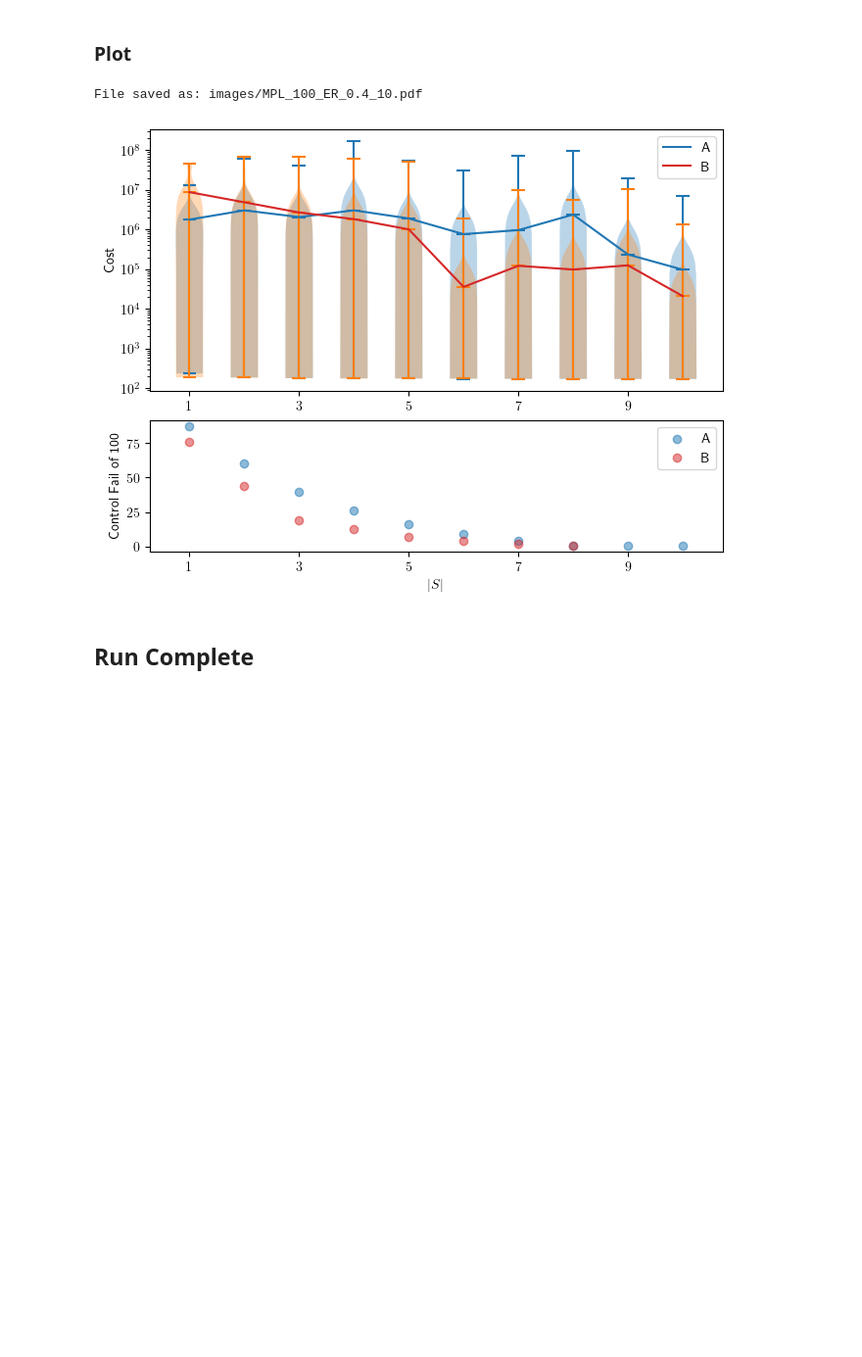
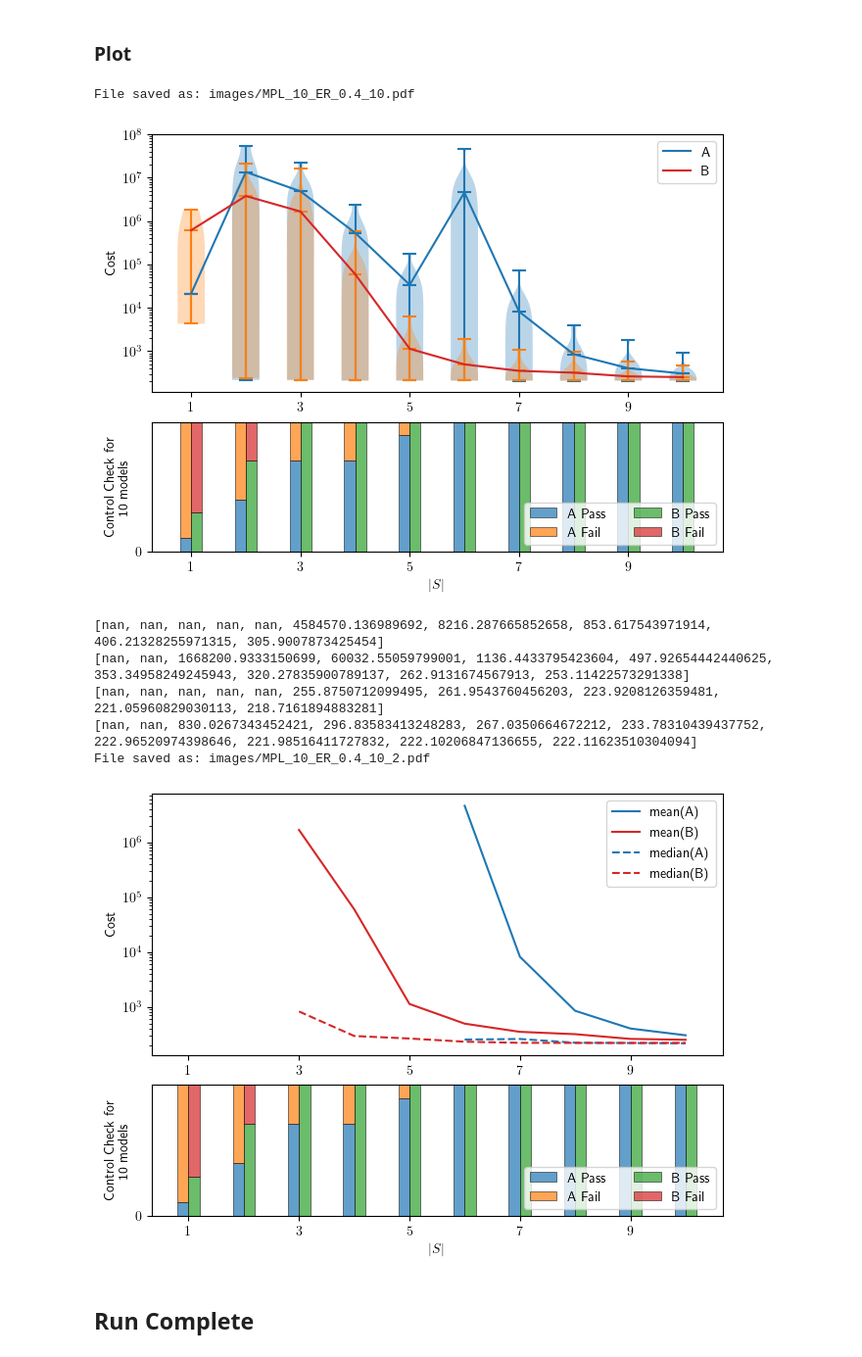
Before and after one commit to TSummersLab/multiplicative_noise_greedy_control_architecture, a Jupyter notebook: ActuatorSelection_Test4_1.ipynb, the cells around one changed output. Shown at 98% size. Cells and saved outputs as stored; diff of their text form; code cells hidden in the pictures; blank space fills up the shorter version.

Commit message:
Test code update
Check on bar graphs, mean vs median, coloured plots for ER/BA graph analysis

```diff
--- a/ActuatorSelection_Test4_1.ipynb
+++ b/ActuatorSelection_Test4_1.ipynb
@@ -28,7 +28,7 @@ System parameters
 - X0_mean: mean of initial state vector
 # %%
 # Number of test iterations
-N_test = 100
+N_test = 10
 
 # Network type and parameter
 # For type='ER': Parameter = edge probability
@@ -74,8 +74,17 @@ Simulation end: Empirical study of random graphs
 # %%
 plot_random_graph_simulation(simulation_values)
 # %% [output]
-File saved as: images/MPL_100_ER_0.4_10.pdf
+File saved as: images/MPL_10_ER_0.4_10.pdf
-[figure, old version]
+[figure, new version]
+# %%
+plot_random_graph_simulation2(simulation_values)
+# %% [output]
+[nan, nan, nan, nan, nan, 4584570.136989692, 8216.287665852658, 853.617543971914, 406.21328255971315, 305.9007873425454]
+[nan, nan, 1668200.9333150699, 60032.55059799001, 1136.4433795423604, 497.92654442440625, 353.34958249245943, 320.27835900789137, 262.9131674567913, 253.11422573291338]
+[nan, nan, nan, nan, nan, 255.8750712099495, 261.9543760456203, 223.9208126359481, 221.05960829030113, 218.7161894883281]
+[nan, nan, 830.0267343452421, 296.83583413248283, 267.0350664672212, 233.78310439437752, 222.96520974398646, 221.98516411727832, 222.10206847136655, 222.11623510304094]
+File saved as: images/MPL_10_ER_0.4_10_2.pdf
+[figure, added]
 # %% [markdown]
 ## Run Complete
 # %%
```
Also changed, not shown: parts of 2 cells of this notebook, 7 other files.
